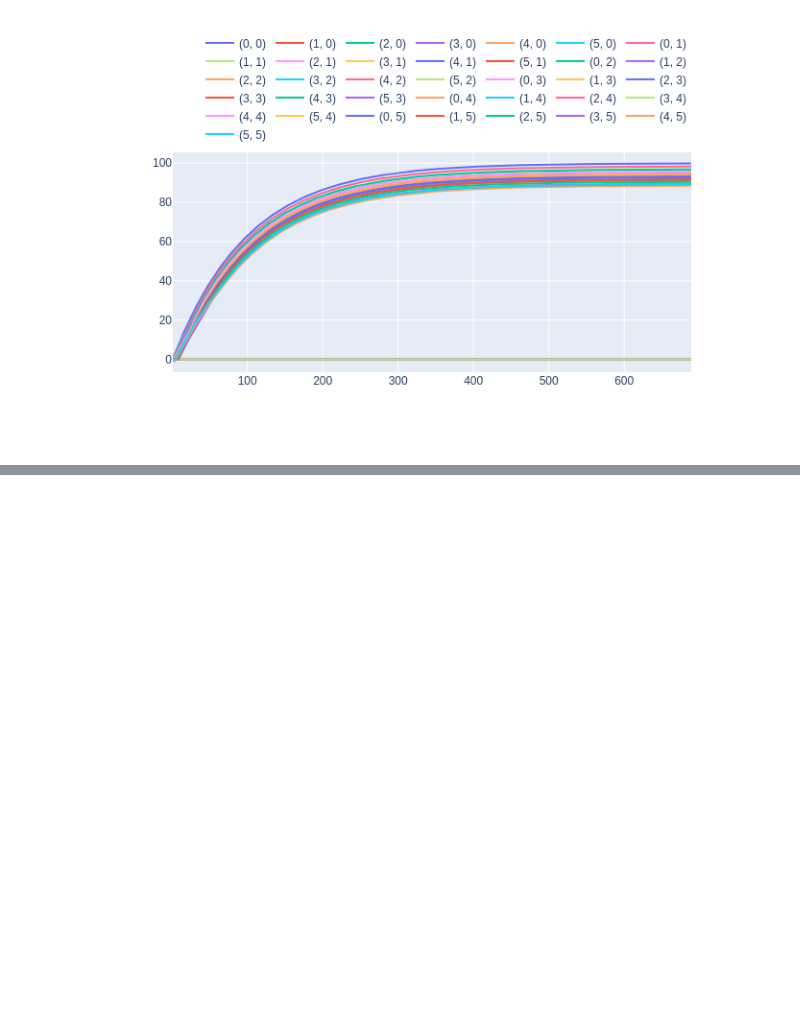
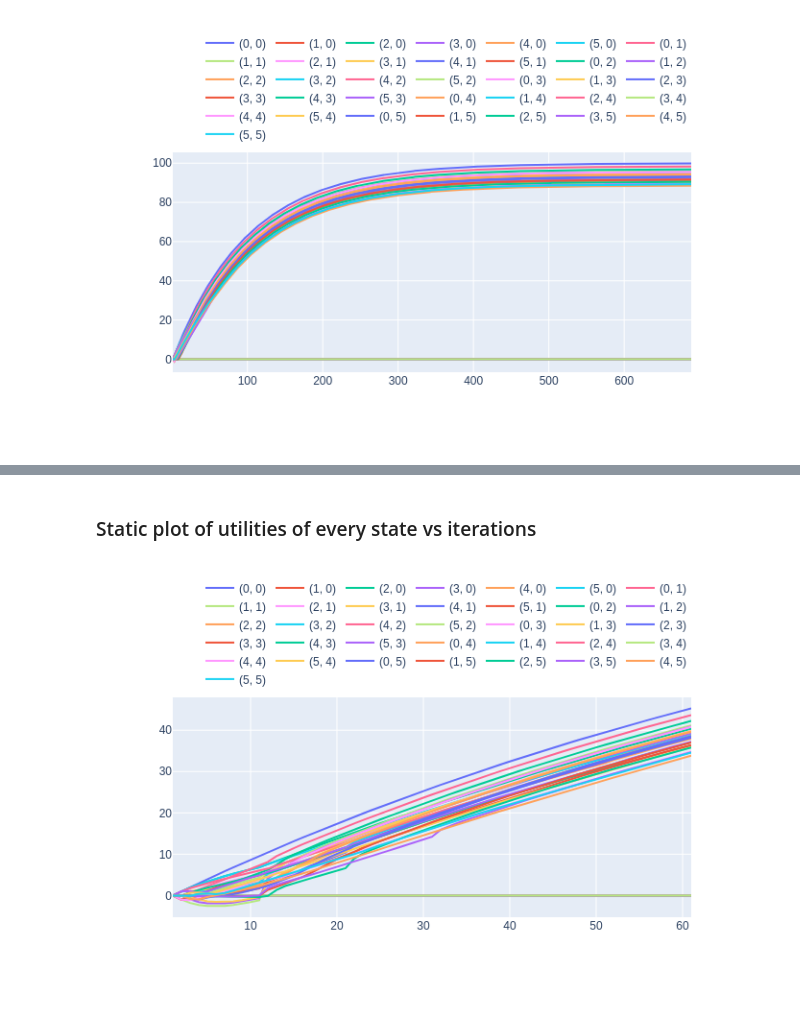
Before and after one commit to Atul-Acharya-17/Markov-Decision-Process, a Jupyter notebook: analysis/analysis.ipynb, the cells around one changed output, grey strips where cells are left out. Drawn from its saved outputs; the diff is of its cells as text; code cells hidden in the pictures; blank space fills up the shorter version.

```diff
--- a/analysis/analysis.ipynb
+++ b/analysis/analysis.ipynb
@@ -177,0 +237,2 @@ fig.write_image("policy_iteration_plot.png")
+# %%
+PI_data_best = pd.read_csv('policy_iteration_best.csv')
@@ -177,0 +241,19 @@ fig.write_image("policy_iteration_plot.png")
+# %%
+x = np.linspace(1, PI_data.shape[0], PI_data.shape[0])
+
+fig = go.Figure()
+
+for state in PI_data_best:
+  fig.add_trace(go.Scatter(x=x, y=PI_data_best[state],
+                    mode='lines',
+                    name=state))
+
+fig.update_layout(legend=dict(
+    orientation="h",
+    yanchor="bottom",
+    y=1.02,
+    xanchor="right",
+    x=1
+))
+
+fig.show()
@@ -177,0 +262,24 @@ fig.write_image("policy_iteration_plot.png")
+# %% [markdown]
+### Static plot of utilities of every state vs iterations
+# %%
+x = np.linspace(1, PI_data.shape[0], PI_data.shape[0])
+
+fig = go.Figure()
+
+for state in PI_data_best:
+  fig.add_trace(go.Scatter(x=x, y=PI_data_best[state],
+                    mode='lines',
+                    name=state))
+
+fig.update_layout(legend=dict(
+    orientation="h",
+    yanchor="bottom",
+    y=1.02,
+    xanchor="right",
+    x=1
+))
+
+fig.show("png")
+fig.write_image("policy_iteration_plot_best.png")
+# %% [output]
+[figure, added]
```
Also changed, not shown: parts of 23 cells of this notebook, 3 other files.
